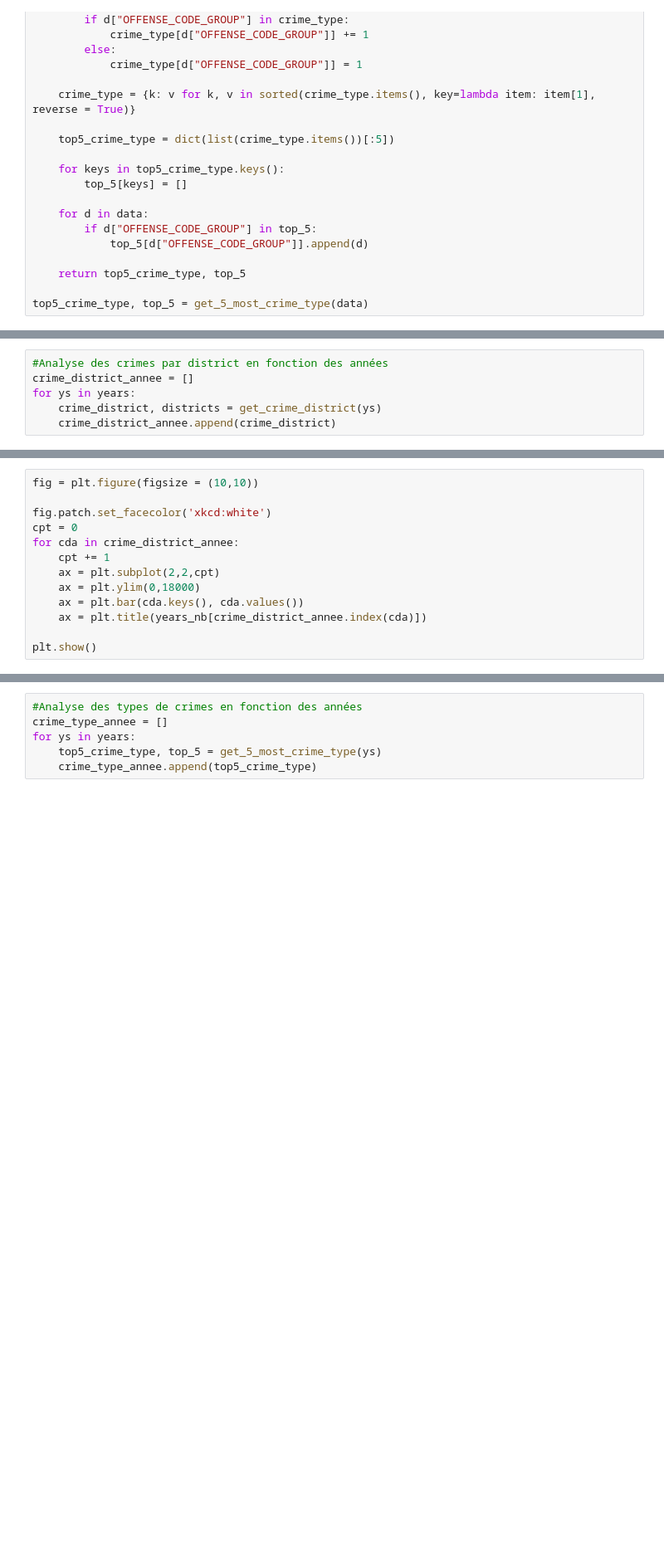
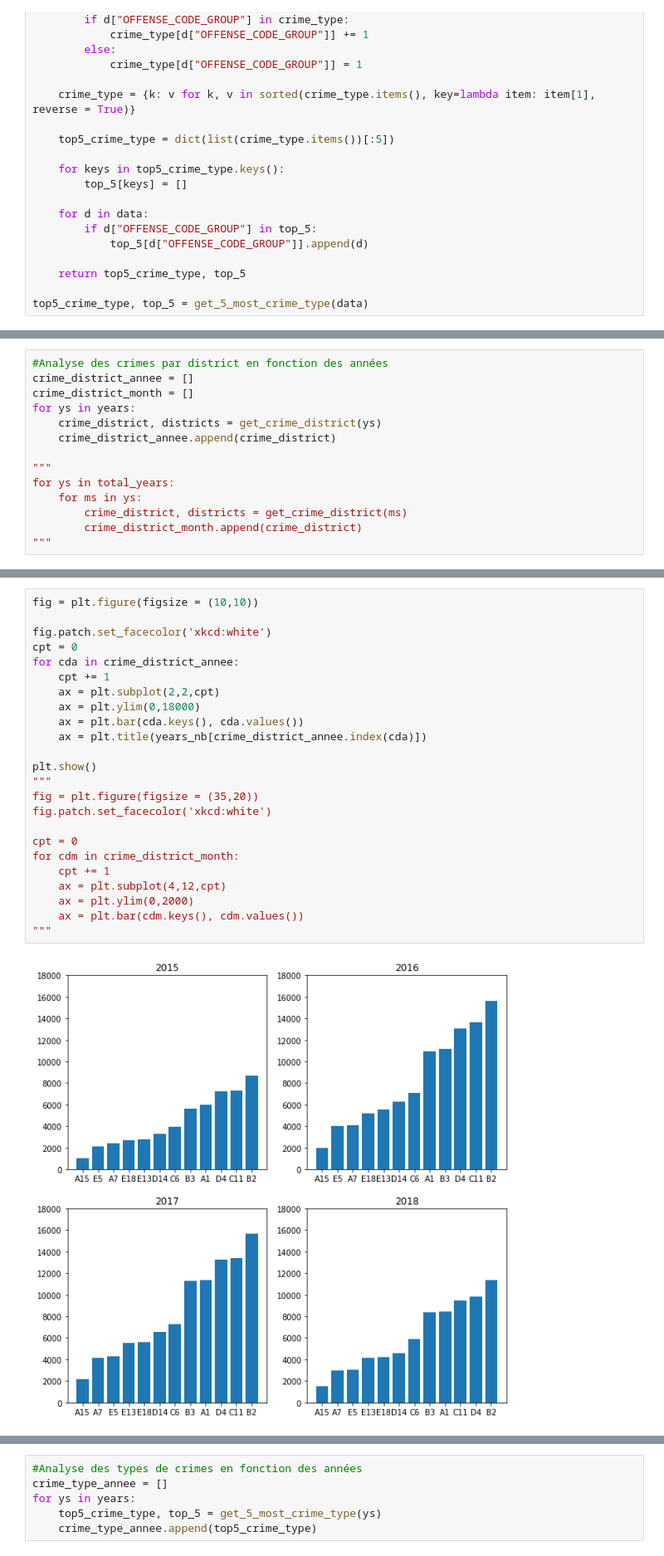
Before and after one commit to koeberlc/data731-projet, a Jupyter notebook: data731-analyse.ipynb, the cells around one changed output, grey strips where cells are left out. Shown at 83% size. Cells and saved outputs as stored; diff of their text form; blank space fills up the shorter version.

```diff
--- a/data731-analyse.ipynb
+++ b/data731-analyse.ipynb
@@ -120,6 +142,14 @@ plt.show()
 # %%
 #Analyse des crimes par district en fonction des années
 crime_district_annee = []
+crime_district_month = []
 for ys in years:
     crime_district, districts = get_crime_district(ys)
     crime_district_annee.append(crime_district)
+
+"""
+for ys in total_years:
+    for ms in ys:
+        crime_district, districts = get_crime_district(ms)
+        crime_district_month.append(crime_district)
+"""
@@ -126,13 +158,26 @@ for ys in years:
 # %%
 fig = plt.figure(figsize = (10,10))
 
 fig.patch.set_facecolor('xkcd:white')
 cpt = 0
 for cda in crime_district_annee:
     cpt += 1
     ax = plt.subplot(2,2,cpt)
     ax = plt.ylim(0,18000)
     ax = plt.bar(cda.keys(), cda.values())
     ax = plt.title(years_nb[crime_district_annee.index(cda)])
 
 plt.show()
+"""
+fig = plt.figure(figsize = (35,20))
+fig.patch.set_facecolor('xkcd:white')
+
+cpt = 0
+for cdm in crime_district_month:
+    cpt += 1
+    ax = plt.subplot(4,12,cpt)
+    ax = plt.ylim(0,2000)
+    ax = plt.bar(cdm.keys(), cdm.values())
+"""
+# %% [output]
+[figure, added]
```
Also changed, not shown: parts of 10 cells of this notebook.
